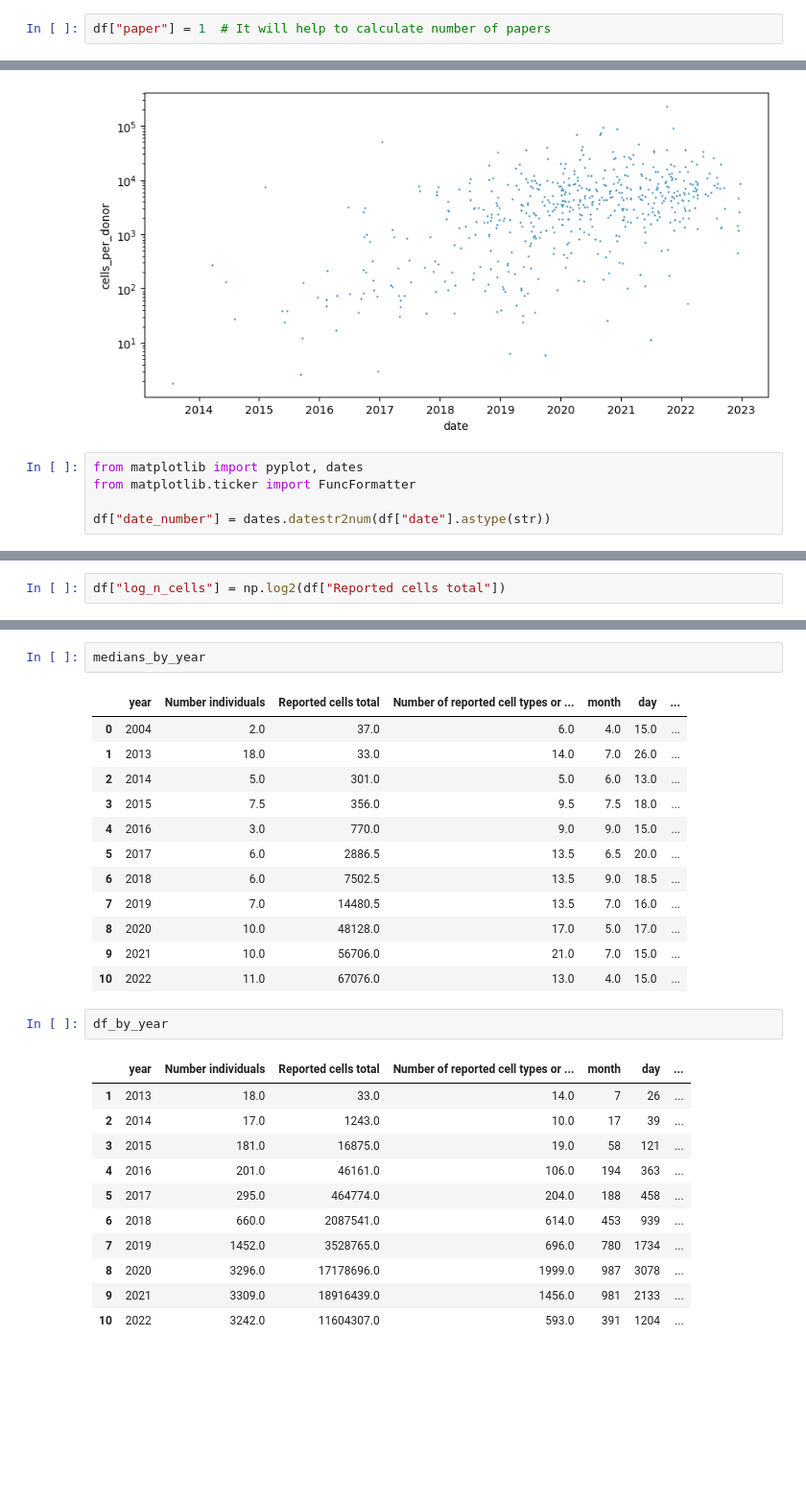
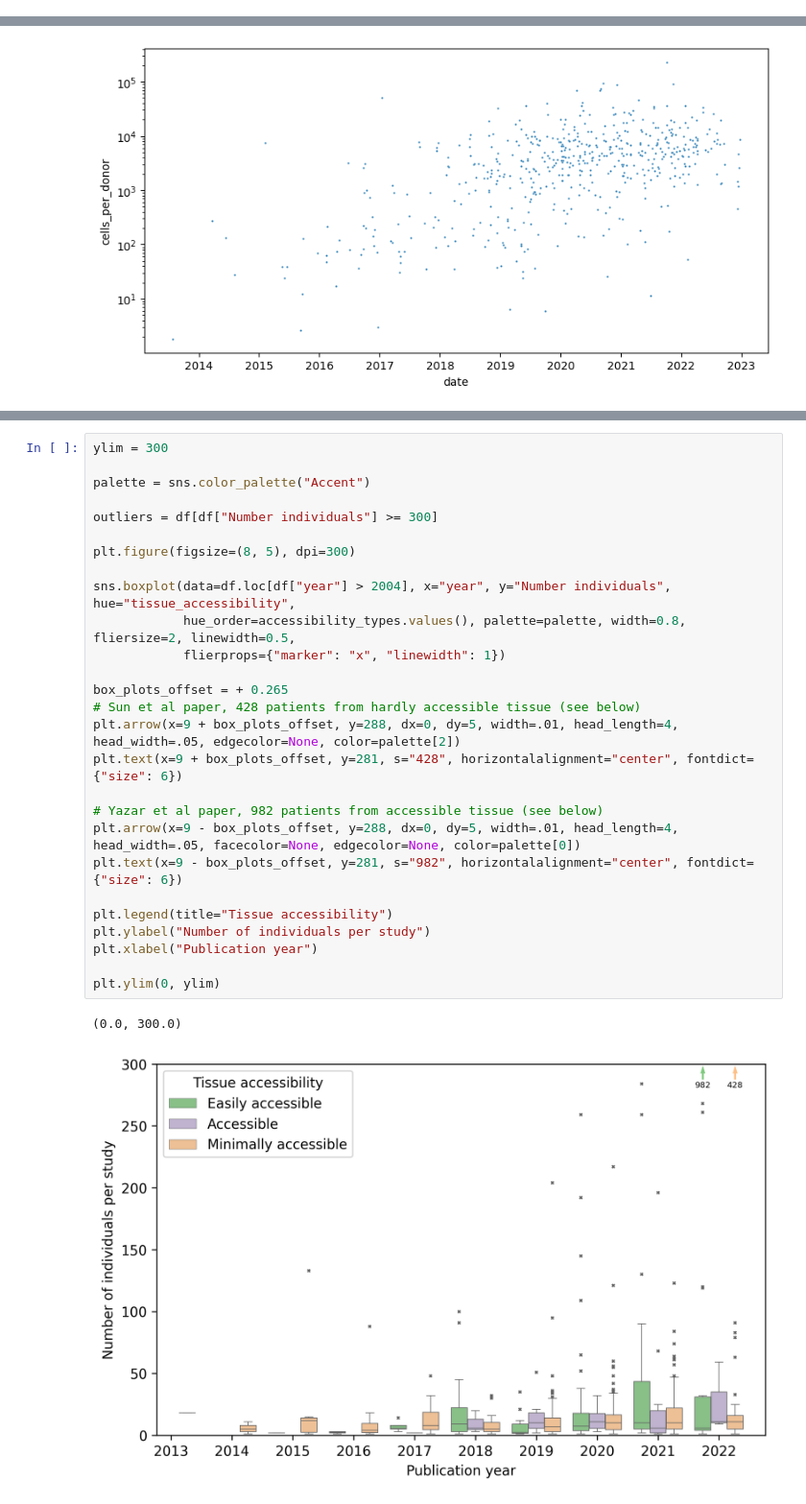
Before and after one commit to lueckenlab/single-cell-papers-trends, a Jupyter notebook: donors_per_study_plot/02_analysis.ipynb, the cells around one changed output, grey strips where cells are left out. Shown at 96% size. Cells and saved outputs as stored; diff of their text form; blank space fills up the shorter version.

```diff
--- a/donors_per_study_plot/02_analysis.ipynb
+++ b/donors_per_study_plot/02_analysis.ipynb
@@ -199,2 +228,0 @@ sns.scatterplot(data=df, x="date", y="Number individuals", s=3)
-# %%
-df["paper"] = 1  # It will help to calculate number of papers
@@ -325,8 +235,3 @@ sns.scatterplot(data=df.loc[df["year"] > 2005], x="date", y="cells_per_donor", s
 plt.yscale("log")
 # %% [output]
 [figure]
-# %%
-from matplotlib import pyplot, dates
-from matplotlib.ticker import FuncFormatter
-
-df["date_number"] = dates.datestr2num(df["date"].astype(str))
@@ -645,2 +237,0 @@ Index(['Shorthand', 'DOI', 'Number individuals', 'N_individulas sentence',
-# %%
-df["log_n_cells"] = np.log2(df["Reported cells total"])
@@ -682,29 +238,30 @@ Text(0, 0.5, 'Median number of individuals')
-# %%
-medians_by_year
-# %% [output]
-|  | year | Number individuals | Reported cells total | Number of reported cell types or ... | month | day | ... |
-| 0 | 2004 | 2.0 | 37.0 | 6.0 | 4.0 | 15.0 | ... |
-| 1 | 2013 | 18.0 | 33.0 | 14.0 | 7.0 | 26.0 | ... |
-| 2 | 2014 | 5.0 | 301.0 | 5.0 | 6.0 | 13.0 | ... |
-| 3 | 2015 | 7.5 | 356.0 | 9.5 | 7.5 | 18.0 | ... |
-| 4 | 2016 | 3.0 | 770.0 | 9.0 | 9.0 | 15.0 | ... |
-| 5 | 2017 | 6.0 | 2886.5 | 13.5 | 6.5 | 20.0 | ... |
-| 6 | 2018 | 6.0 | 7502.5 | 13.5 | 9.0 | 18.5 | ... |
-| 7 | 2019 | 7.0 | 14480.5 | 13.5 | 7.0 | 16.0 | ... |
-| 8 | 2020 | 10.0 | 48128.0 | 17.0 | 5.0 | 17.0 | ... |
-| 9 | 2021 | 10.0 | 56706.0 | 21.0 | 7.0 | 15.0 | ... |
-| 10 | 2022 | 11.0 | 67076.0 | 13.0 | 4.0 | 15.0 | ... |
-# %%
-df_by_year
-# %% [output]
-|  | year | Number individuals | Reported cells total | Number of reported cell types or ... | month | day | ... |
-| 1 | 2013 | 18.0 | 33.0 | 14.0 | 7 | 26 | ... |
-| 2 | 2014 | 17.0 | 1243.0 | 10.0 | 17 | 39 | ... |
-| 3 | 2015 | 181.0 | 16875.0 | 19.0 | 58 | 121 | ... |
-| 4 | 2016 | 201.0 | 46161.0 | 106.0 | 194 | 363 | ... |
-| 5 | 2017 | 295.0 | 464774.0 | 204.0 | 188 | 458 | ... |
-| 6 | 2018 | 660.0 | 2087541.0 | 614.0 | 453 | 939 | ... |
-| 7 | 2019 | 1452.0 | 3528765.0 | 696.0 | 780 | 1734 | ... |
-| 8 | 2020 | 3296.0 | 17178696.0 | 1999.0 | 987 | 3078 | ... |
-| 9 | 2021 | 3309.0 | 18916439.0 | 1456.0 | 981 | 2133 | ... |
-| 10 | 2022 | 3242.0 | 11604307.0 | 593.0 | 391 | 1204 | ... |
+# %%
+ylim = 300
+
+palette = sns.color_palette("Accent")
+
+outliers = df[df["Number individuals"] >= 300]
+
+plt.figure(figsize=(8, 5), dpi=300)
+
+sns.boxplot(data=df.loc[df["year"] > 2004], x="year", y="Number individuals", hue="tissue_accessibility",
+            hue_order=accessibility_types.values(), palette=palette, width=0.8, fliersize=2, linewidth=0.5,
+            flierprops={"marker": "x", "linewidth": 1})
+
+box_plots_offset = + 0.265
+# Sun et al paper, 428 patients from hardly accessible tissue (see below)
+plt.arrow(x=9 + box_plots_offset, y=288, dx=0, dy=5, width=.01, head_length=4, head_width=.05, edgecolor=None, color=palette[2])
+plt.text(x=9 + box_plots_offset, y=281, s="428", horizontalalignment="center", fontdict={"size": 6})
+
+# Yazar et al paper, 982 patients from accessible tissue (see below)
+plt.arrow(x=9 - box_plots_offset, y=288, dx=0, dy=5, width=.01, head_length=4, head_width=.05, facecolor=None, edgecolor=None, color=palette[0])
+plt.text(x=9 - box_plots_offset, y=281, s="982", horizontalalignment="center", fontdict={"size": 6})
+
+plt.legend(title="Tissue accessibility")
+plt.ylabel("Number of individuals per study")
+plt.xlabel("Publication year")
+
+plt.ylim(0, ylim)
+# %% [output]
+(0.0, 300.0)
+[figure, added]
```
Also changed, not shown: parts of 54 cells of this notebook, 1 other file.
